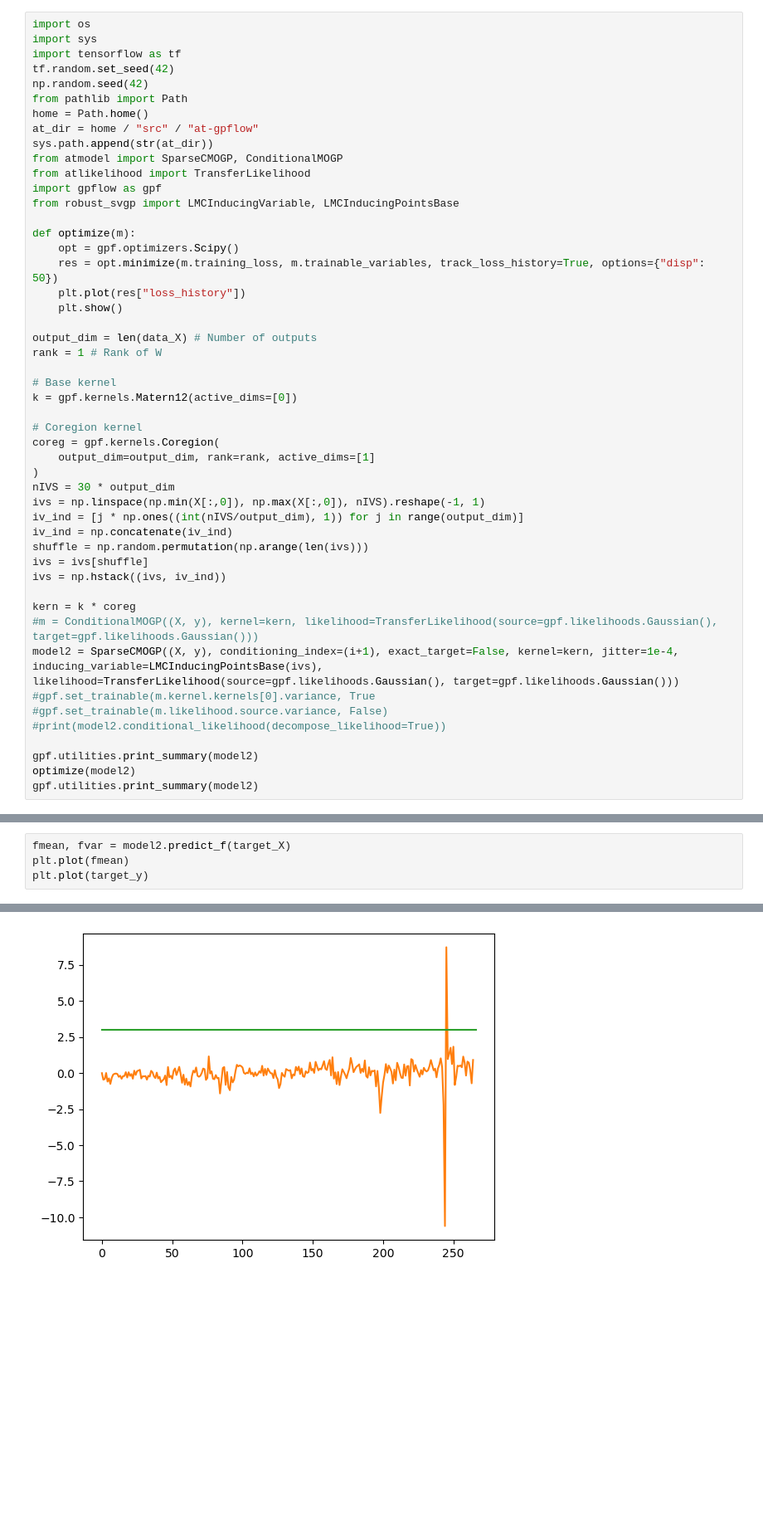
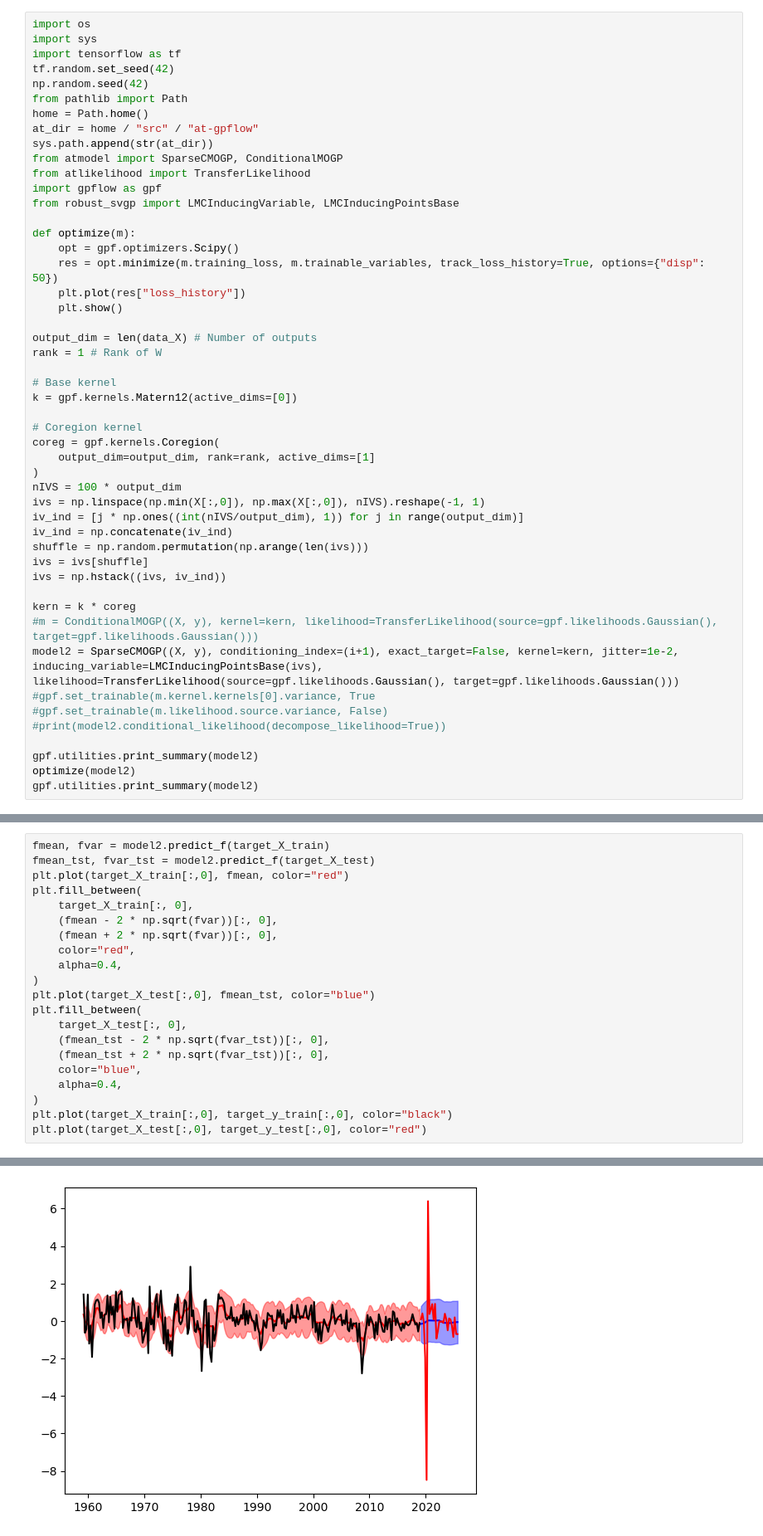
Before and after one commit to JVerbeek/at-gpflow, a Jupyter notebook: experiments/fred-qd/mixed-frequency.ipynb, the cells around one changed output, grey strips where cells are left out. Shown at 83% size. Cells and saved outputs as stored; diff of their text form; blank space fills up the shorter version.

```diff
--- a/experiments/fred-qd/mixed-frequency.ipynb
+++ b/experiments/fred-qd/mixed-frequency.ipynb
@@ -128,7 +158,7 @@ k = gpf.kernels.Matern12(active_dims=[0])
 coreg = gpf.kernels.Coregion(
     output_dim=output_dim, rank=rank, active_dims=[1]
 )
-nIVS = 30 * output_dim
+nIVS = 100 * output_dim
 ivs = np.linspace(np.min(X[:,0]), np.max(X[:,0]), nIVS).reshape(-1, 1)
 iv_ind = [j * np.ones((int(nIVS/output_dim), 1)) for j in range(output_dim)]
 iv_ind = np.concatenate(iv_ind)
@@ -138,7 +168,7 @@ ivs = np.hstack((ivs, iv_ind))
 
 kern = k * coreg
 #m = ConditionalMOGP((X, y), kernel=kern, likelihood=TransferLikelihood(source=gpf.likelihoods.Gaussian(), target=gpf.likelihoods.Gaussian()))
-model2 = SparseCMOGP((X, y), conditioning_index=(i+1), exact_target=False, kernel=kern, jitter=1e-4, inducing_variable=LMCInducingPointsBase(ivs), likelihood=TransferLikelihood(source=gpf.likelihoods.Gaussian(), target=gpf.likelihoods.Gaussian()))
+model2 = SparseCMOGP((X, y), conditioning_index=(i+1), exact_target=False, kernel=kern, jitter=1e-2, inducing_variable=LMCInducingPointsBase(ivs), likelihood=TransferLikelihood(source=gpf.likelihoods.Gaussian(), target=gpf.likelihoods.Gaussian()))
 #gpf.set_trainable(m.kernel.kernels[0].variance, True
 #gpf.set_trainable(m.likelihood.source.variance, False)
 #print(model2.conditional_likelihood(decompose_likelihood=True))
@@ -185,5 +217,22 @@ gpf.utilities.print_summary(model2)
 # %%
-fmean, fvar = model2.predict_f(target_X)
-plt.plot(fmean)
-plt.plot(target_y)
+fmean, fvar = model2.predict_f(target_X_train)
+fmean_tst, fvar_tst = model2.predict_f(target_X_test)
+plt.plot(target_X_train[:,0], fmean, color="red")
+plt.fill_between(
+    target_X_train[:, 0],
+    (fmean - 2 * np.sqrt(fvar))[:, 0],
+    (fmean + 2 * np.sqrt(fvar))[:, 0],
+    color="red",
+    alpha=0.4,
+)
+plt.plot(target_X_test[:,0], fmean_tst, color="blue")
+plt.fill_between(
+    target_X_test[:, 0],
+    (fmean_tst - 2 * np.sqrt(fvar_tst))[:, 0],
+    (fmean_tst + 2 * np.sqrt(fvar_tst))[:, 0],
+    color="blue",
+    alpha=0.4,
+)
+plt.plot(target_X_train[:,0], target_y_train[:,0], color="black")
+plt.plot(target_X_test[:,0], target_y_test[:,0], color="red")
 # %% [output]
@@ -192 +240 @@ plt.plot(target_y)
-[figure, old version]
+[figure, new version]
```
Also changed, not shown: parts of 4 cells of this notebook, 2 other files.
